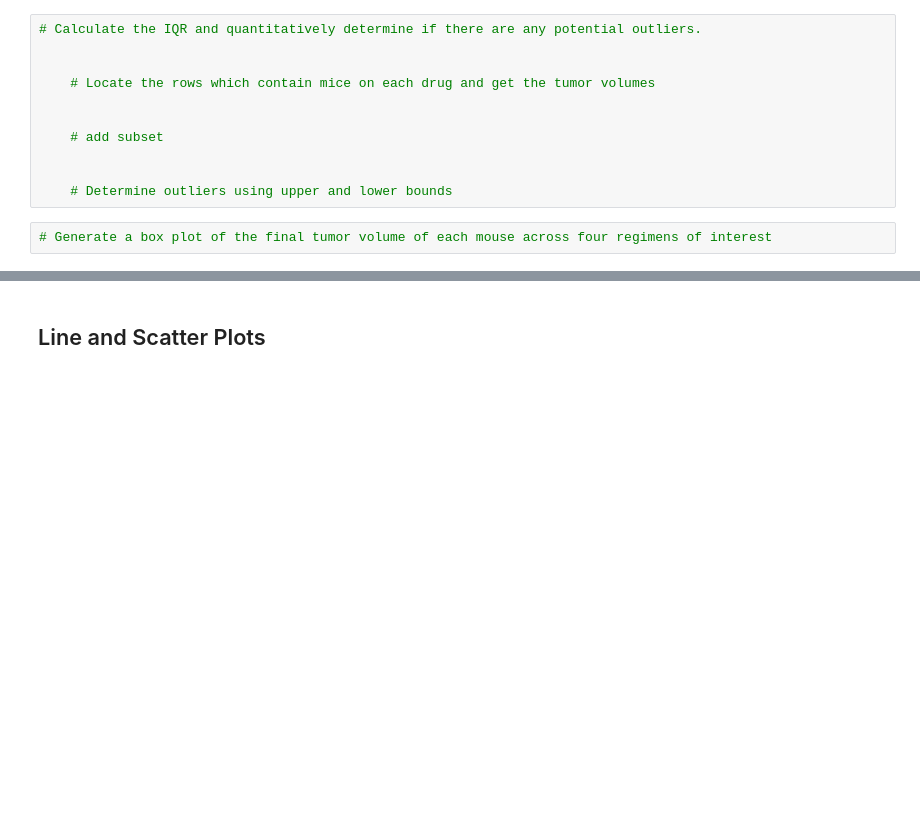
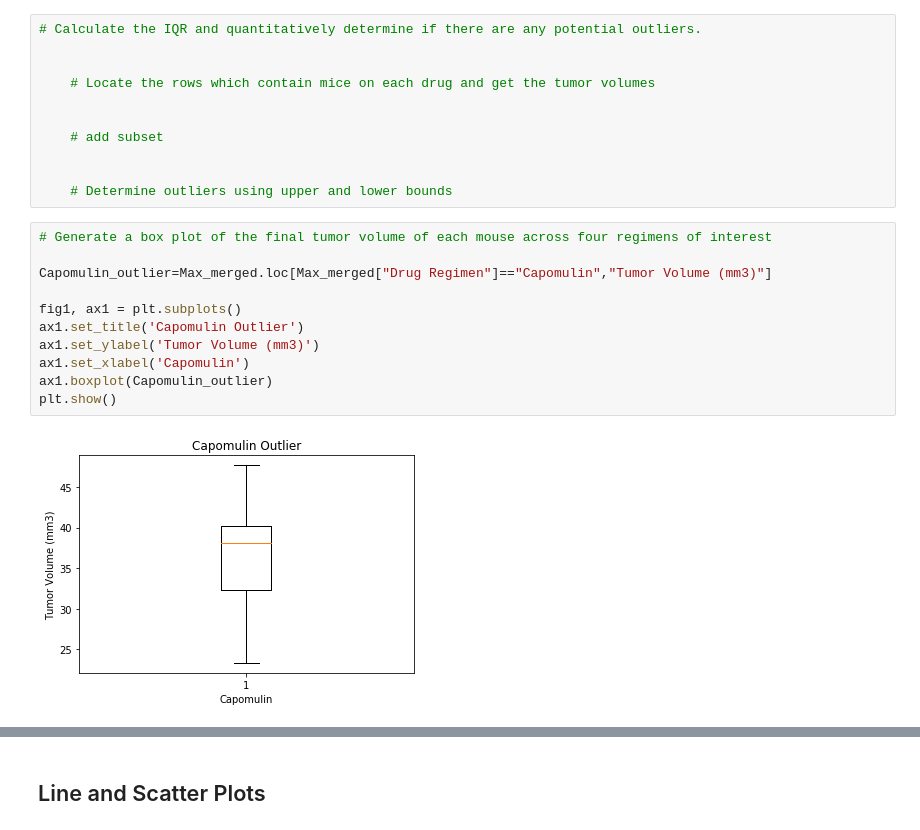
Before and after one commit to TricK0rTreAt/Matplotlib-for-Cancer-Treatments-, a Jupyter notebook: Pymaceuticals/pymaceuticals_starter.ipynb, the cells around one changed output, grey strips where cells are left out. Drawn from its saved outputs; the diff is of its cells as text; blank space fills up the shorter version.

```diff
--- a/Pymaceuticals/pymaceuticals_starter.ipynb
+++ b/Pymaceuticals/pymaceuticals_starter.ipynb
@@ -267,3 +267,14 @@ Tumor_Volume=[]
     # Determine outliers using upper and lower bounds
 # %%
 # Generate a box plot of the final tumor volume of each mouse across four regimens of interest
+
+Capomulin_outlier=Max_merged.loc[Max_merged["Drug Regimen"]=="Capomulin","Tumor Volume (mm3)"]
+
+fig1, ax1 = plt.subplots()
+ax1.set_title('Capomulin Outlier')
+ax1.set_ylabel('Tumor Volume (mm3)')
+ax1.set_xlabel('Capomulin')
+ax1.boxplot(Capomulin_outlier)
+plt.show()
+# %% [output]
+[figure, added]
```
Also changed, not shown: parts of 4 cells of this notebook.
